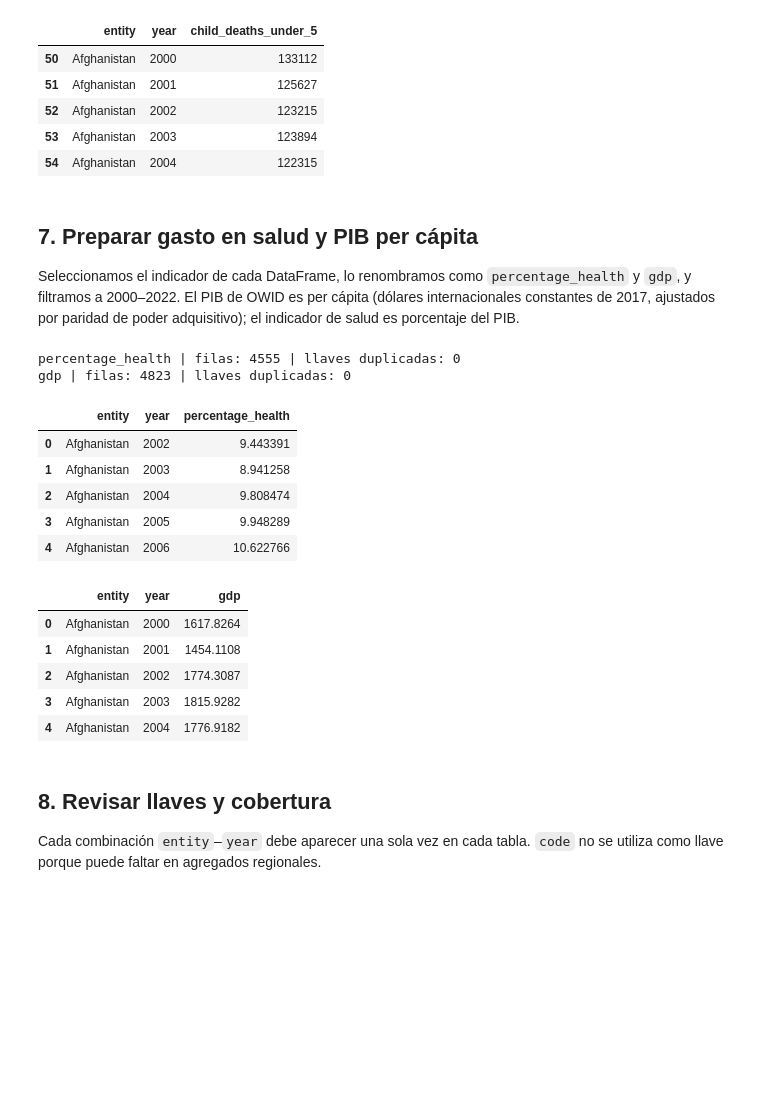
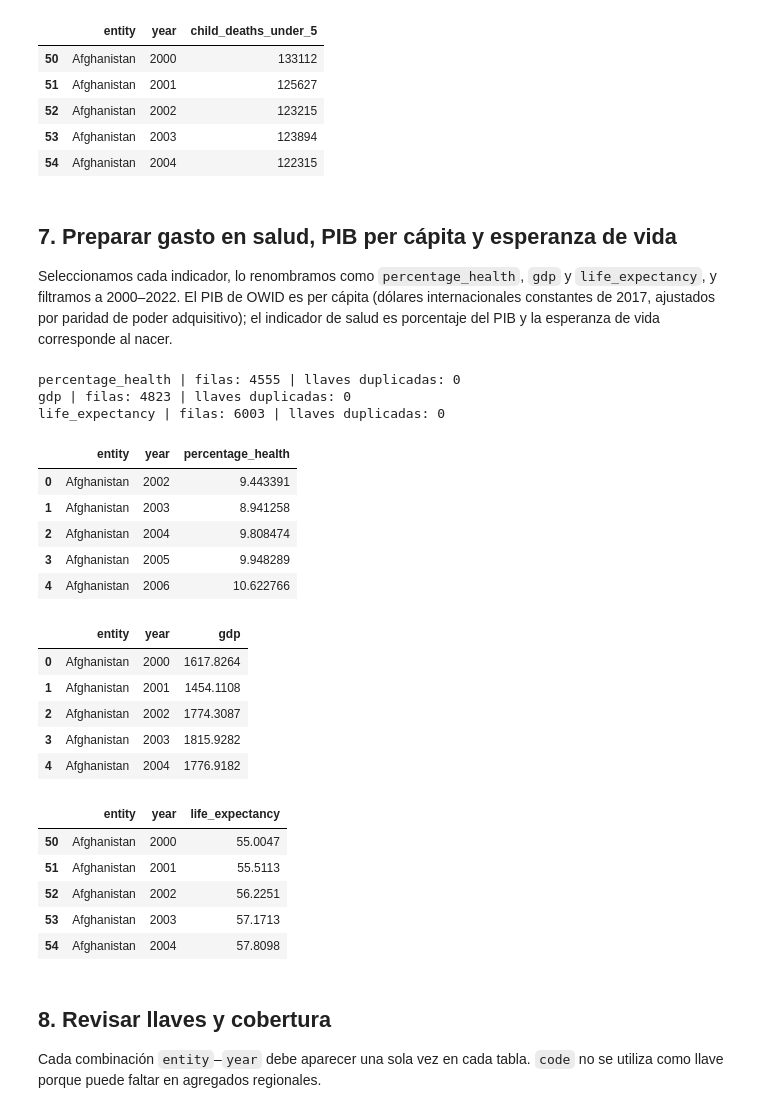
Before and after one commit to pemg2006/Probabilidad_Estadistica_BigData, a Jupyter notebook: U3_1_modelados_ml/notebooks/U3_2_Preparacion_dataset.ipynb, the cells around one changed output. Cells and saved outputs as stored; diff of their text form; code cells hidden in the pictures; blank space fills up the shorter version.

```diff
--- a/U3_1_modelados_ml/notebooks/U3_2_Preparacion_dataset.ipynb
+++ b/U3_1_modelados_ml/notebooks/U3_2_Preparacion_dataset.ipynb
@@ -55,7 +59,8 @@ for nombre, tabla in [("population", population),
                       ("deaths", deaths),
                       ("child_deaths", child_deaths),
                       ("percentage_health", df),
-                      ("gdp", df2)]:
+                      ("gdp", df2),
+                      ("life_expectancy", df_life)]:
     print(f"\n{nombre}: {tabla.columns.tolist()}")
     display(tabla.head(3))
 # %% [output]
@@ -206,9 +211,9 @@ Columnas candidatas: ['deaths__sex_all__age_0_4__variant_estimates']
 | 53 | Afghanistan | 2003 | 123894 |
 | 54 | Afghanistan | 2004 | 122315 |
 # %% [markdown]
-## 7. Preparar gasto en salud y PIB per cápita
+## 7. Preparar gasto en salud, PIB per cápita y esperanza de vida
 
-Seleccionamos el indicador de cada DataFrame, lo renombramos como `percentage_health` y `gdp`, y filtramos a 2000–2022. El PIB de OWID es per cápita (dólares internacionales constantes de 2017, ajustados por paridad de poder adquisitivo); el indicador de salud es porcentaje del PIB.
+Seleccionamos cada indicador, lo renombramos como `percentage_health`, `gdp` y `life_expectancy`, y filtramos a 2000–2022. El PIB de OWID es per cápita (dólares internacionales constantes de 2017, ajustados por paridad de poder adquisitivo); el indicador de salud es porcentaje del PIB y la esperanza de vida corresponde al nacer.
 # %%
 columnas_health = [c for c in df.columns if c not in ["entity", "code", "year"]]
 assert len(columnas_health) == 1, "Revisar la columna de gasto en salud mostrada arriba"
@@ -221,34 +226,53 @@ health_limpio = health_limpio[health_limpio["year"].between(2000, 2022)].copy()
 columnas_gdp = [c for c in df2.columns
                 if c not in ["entity", "code", "year", "owid_region"]]
 assert len(columnas_gdp) == 1, "Revisar la columna de PIB mostrada arriba"
 col_gdp = columnas_gdp[0]
 
 gdp_limpio = df2[["entity", "year", col_gdp]].copy()
 gdp_limpio = gdp_limpio.rename(columns={col_gdp: "gdp"})
 gdp_limpio = gdp_limpio[gdp_limpio["year"].between(2000, 2022)].copy()
 
-for nombre, tabla in [("percentage_health", health_limpio), ("gdp", gdp_limpio)]:
+columnas_life = [c for c in df_life.columns
+                 if c not in ["entity", "code", "year"]]
+assert len(columnas_life) == 1, "Revisar la columna de esperanza de vida mostrada arriba"
+col_life = columnas_life[0]
+
+life_limpio = df_life[["entity", "year", col_life]].copy()
+life_limpio = life_limpio.rename(columns={col_life: "life_expectancy"})
+life_limpio = life_limpio[life_limpio["year"].between(2000, 2022)].copy()
+
+for nombre, tabla in [("percentage_health", health_limpio),
+                      ("gdp", gdp_limpio),
+                      ("life_expectancy", life_limpio)]:
     duplicados = tabla.duplicated(["entity", "year"]).sum()
     print(nombre, "| filas:", len(tabla), "| llaves duplicadas:", duplicados)
     assert duplicados == 0, f"Llaves duplicadas en {nombre}"
 
 display(health_limpio.head())
 display(gdp_limpio.head())
+display(life_limpio.head())
 # %% [output]
 percentage_health | filas: 4555 | llaves duplicadas: 0
 gdp | filas: 4823 | llaves duplicadas: 0
+life_expectancy | filas: 6003 | llaves duplicadas: 0
 |  | entity | year | percentage_health |
 | 0 | Afghanistan | 2002 | 9.443391 |
 | 1 | Afghanistan | 2003 | 8.941258 |
 | 2 | Afghanistan | 2004 | 9.808474 |
 | 3 | Afghanistan | 2005 | 9.948289 |
 | 4 | Afghanistan | 2006 | 10.622766 |
 |  | entity | year | gdp |
 | 0 | Afghanistan | 2000 | 1617.8264 |
 | 1 | Afghanistan | 2001 | 1454.1108 |
 | 2 | Afghanistan | 2002 | 1774.3087 |
 | 3 | Afghanistan | 2003 | 1815.9282 |
 | 4 | Afghanistan | 2004 | 1776.9182 |
+|  | entity | year | life_expectancy |
+| 50 | Afghanistan | 2000 | 55.0047 |
+| 51 | Afghanistan | 2001 | 55.5113 |
+| 52 | Afghanistan | 2002 | 56.2251 |
+| 53 | Afghanistan | 2003 | 57.1713 |
+| 54 | Afghanistan | 2004 | 57.8098 |
 # %% [markdown]
 ## 8. Revisar llaves y cobertura
 
```
Also changed, not shown: parts of 11 cells of this notebook, 4 other files.
